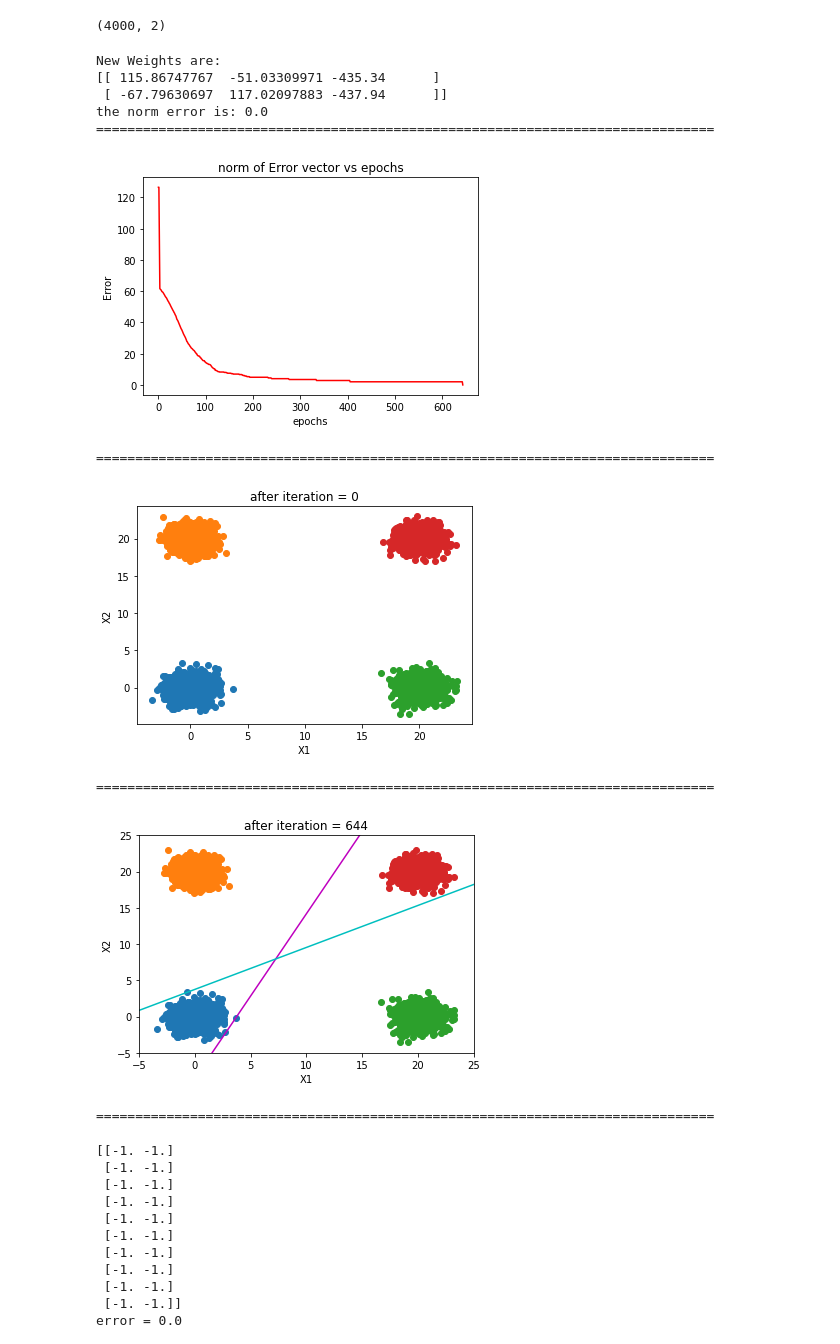
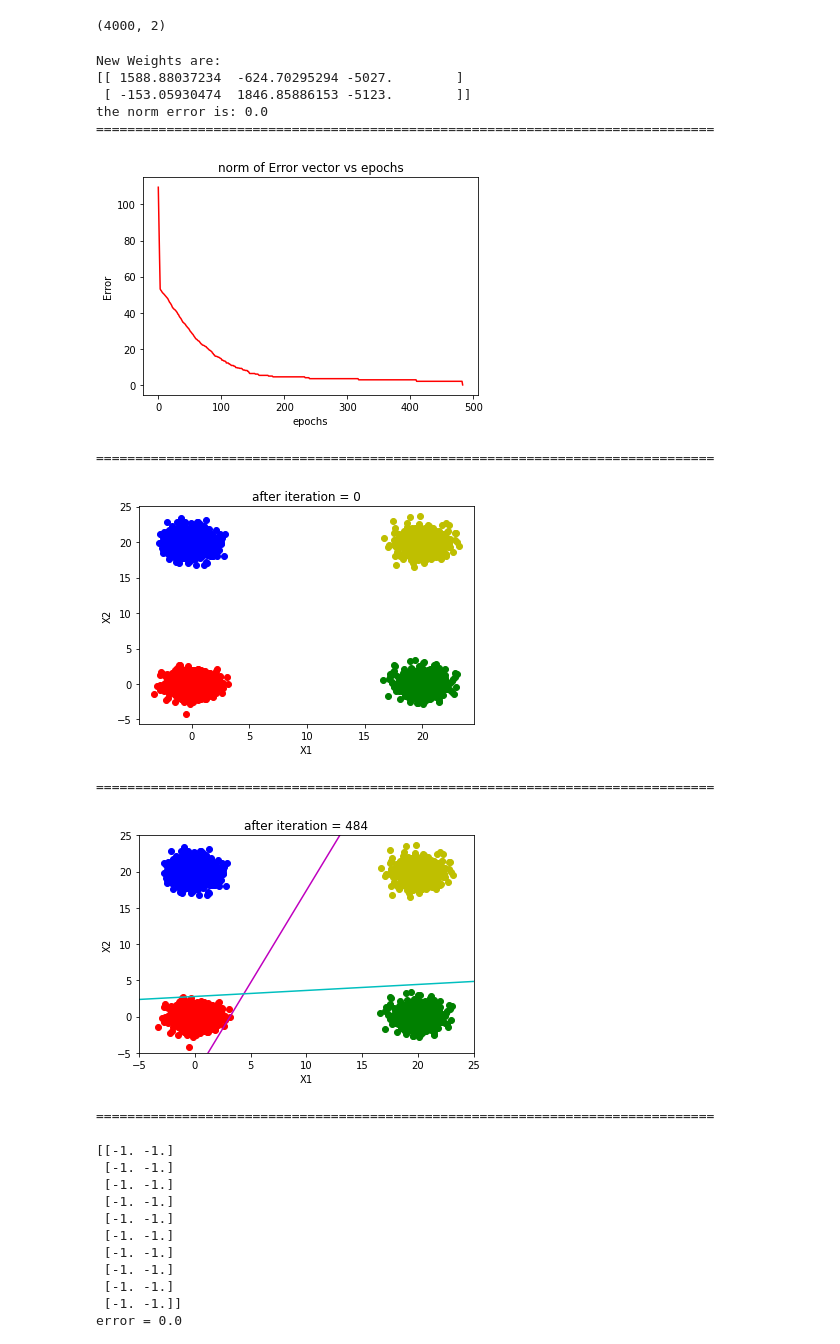
Before and after one commit to grievous-mischievous7/NNDL_LAB, a Jupyter notebook: Spring_22_NNDL_Lab_2_190020028.ipynb, the cells around one changed output. Cells and saved outputs as stored; diff of their text form; code cells hidden in the pictures.

```diff
--- a/Spring_22_NNDL_Lab_2_190020028.ipynb
+++ b/Spring_22_NNDL_Lab_2_190020028.ipynb
@@ -80,9 +81,9 @@ target.shape
 # %% [output]
 (4000, 2)
 # %%
-lr=0.01
+lr=0.1
 epochs=1000
-w_initial=np.array([[0,0,1],[0,0,1]])#2*3 matrix
+w_initial=np.array([[0,0,-1],[0,0,-1]])#2*3 matrix
 
 def perceptron_learning_loop(inp,target,w,lr,epochs):
   ## Write your code here
@@ -96,7 +97,7 @@ def perceptron_learning_loop(inp,target,w,lr,epochs):
       error_vec = np.transpose(target) - np.sign(s) #dimension is 2*4000
       dw  = lr * error_vec@inp
       w_new = w_new + dw
-      err= np.linalg.norm(error_vec)
+      err= np.linalg.norm(error_vec,ord=2)
       k +=1
       error.append(err)
   return w_new,error,k
@@ -113,40 +114,42 @@ plt.show()
 print('===============================================================================')
 #===============================================================================
 #after iteration=0
+color=['r','b','g','y']
 for i in range(j.shape[0]):
-  plt.scatter(j[i,:,0],j[i,:,1])
+  plt.scatter(j[i,:,0],j[i,:,1],color=color[i])
 plt.xlabel('X1')
 plt.ylabel('X2')
 plt.title('after iteration = 0')
 plt.show()
 print('===============================================================================')
 #===============================================================================
 #after iteration=0
+
 for i in range(j.shape[0]):
-  plt.scatter(j[i,:,0],j[i,:,1])
+  plt.scatter(j[i,:,0],j[i,:,1],color=color[i])
 x1=np.linspace(-5,30,35)
 x12=(-w_new[0,2]-w_new[0,0]*x1)/w_new[0,1]
 x22=(-w_new[1,2]-w_new[1,0]*x1)/w_new[1,1]
 plt.plot(x1,x12,color='m')
 plt.plot(x1,x22,color='c')
 plt.xlabel('X1')
 plt.ylabel('X2')
 limits = [ -5, 25, -5, 25]
 plt.axis(limits)
 plt.title('after iteration = '+ str(k))
 plt.show()
 print('===============================================================================')
 # %% [output]
 New Weights are:
-[[ 115.86747767  -51.03309971 -435.34      ]
- [ -67.79630697  117.02097883 -437.94      ]]
+[[ 1588.88037234  -624.70295294 -5027.        ]
+ [ -153.05930474  1846.85886153 -5123.        ]]
 the norm error is: 0.0
 ===============================================================================
-[figure, old version]
+[figure, new version]
 ===============================================================================
-[figure, old version]
+[figure, new version]
 ===============================================================================
-[figure, old version]
+[figure, new version]
 ===============================================================================
 # %%
 ## Testing
```
Also changed, not shown: parts of 5 cells of this notebook.
